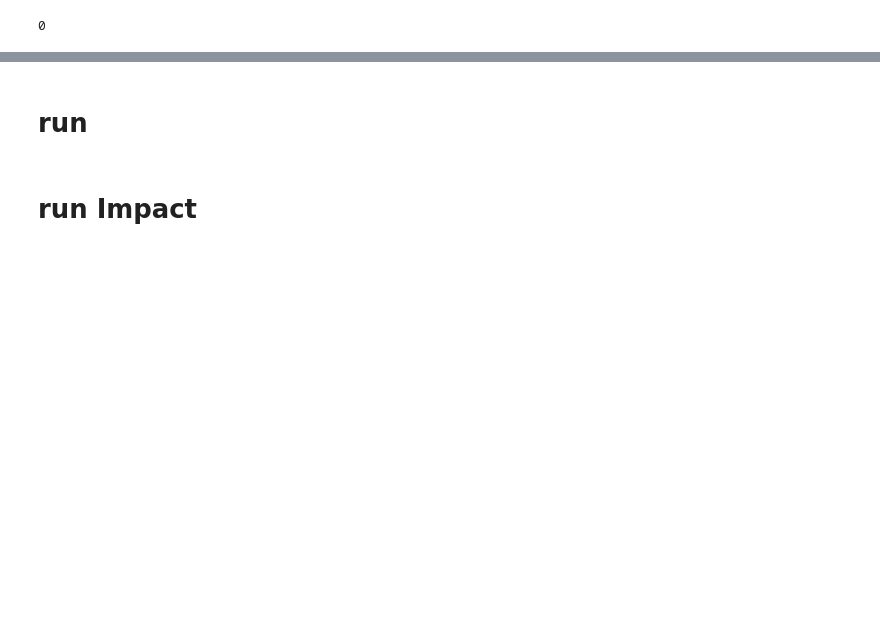
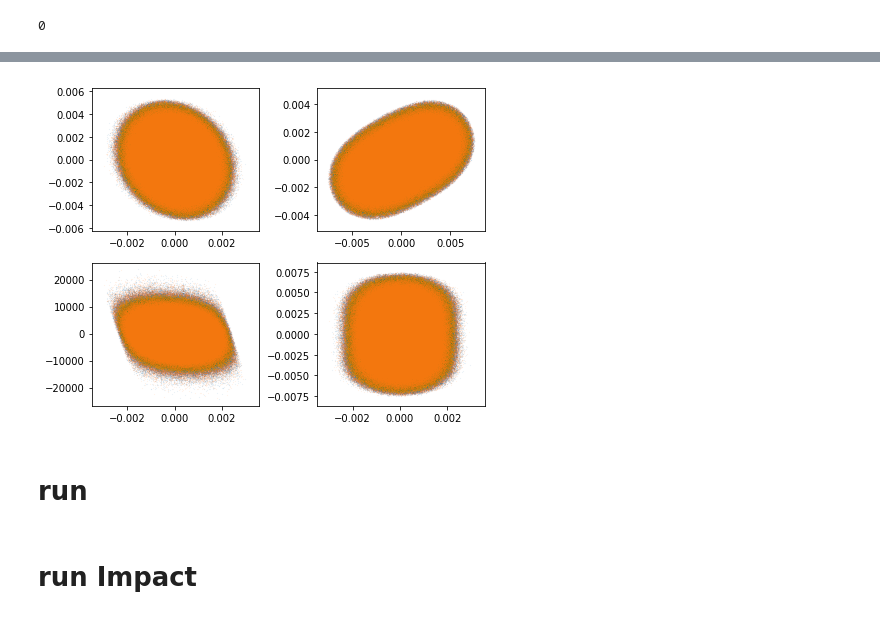
Before and after one commit to kilean20/SampleRuns, a Jupyter notebook: ProtonLossLattice/produce_pData/get_pData.ipynb, the cells around one changed output, grey strips where cells are left out. Cells and saved outputs as stored; diff of their text form; code cells hidden in the pictures; blank space fills up the shorter version.

```diff
--- a/ProtonLossLattice/produce_pData/get_pData.ipynb
+++ b/ProtonLossLattice/produce_pData/get_pData.ipynb
@@ -6,13 +6,13 @@ from copy import deepcopy as copy
 rectangular_ = 1
 elliptic_ = 2
 # %%
-eSpread = 0.0# 2.0e-3
+eSpread = 2.0e-3
 NL_t = 0.4
 CLcut = 2.6
 
 
 emitGeomRMS = 3.3e-6
-npt = 100000
+npt = 1000000
 print('npt=',npt)
 nturn = 1
 # %% [output]
@@ -122,0 +123,7 @@ betx,alfx,emitGeomRMS,beam.distribution.emitz
+# %%
+write99 = impact.getElem('write_raw_ptcl')
+write99.file_id = 99999
+write99.format_id = 2
+
+impact.writeInputFile(beam,[loop,write99])
+impact.run(beam,order=1)
@@ -123,3 +132,6 @@ betx,alfx,emitGeomRMS,beam.distribution.emitz
+# %%
+beam.distribution.distribution_type = 'ReadFile_binary'
+beam.distribution.file_id = write99.file_id
 # %%
 impact.writeInputFile(beam,latticeB)
 impact.run(beam,order=1)
@@ -183,0 +199,5 @@ np.savetxt('rays.in',pData1[:,:6])
+# %%
+refData = np.loadtxt('partcl.data.atInjection.withEspread.npt=1000000',skiprows=1)
+np.savetxt('fort.12345',refData)
+refData = impact.readParticleData(12345,ke,mass,freq,1)
+impact.getTwiss_from_pData(refData)
@@ -183,0 +214,17 @@ np.savetxt('rays.in',pData1[:,:6])
+# %%
+plt.figure(figsize=(6.5,5))
+plt.subplot(2,2,1)
+plt.scatter(pData1 [:,0],pData1 [:,1],s=0.01,alpha=0.3);
+plt.scatter(refData[:,0],refData[:,1],s=0.01,alpha=0.3);
+plt.subplot(2,2,2)
+plt.scatter(pData1 [:,2],pData1 [:,3],s=0.01,alpha=0.3);
+plt.scatter(refData[:,2],refData[:,3],s=0.01,alpha=0.3);
+plt.subplot(2,2,3)
+plt.scatter(pData1 [:,0],pData1 [:,5],s=0.01,alpha=0.3);
+plt.scatter(refData[:,0],refData[:,5],s=0.01,alpha=0.3);
+plt.subplot(2,2,4)
+plt.scatter(pData1 [:,0],pData1 [:,2],s=0.01,alpha=0.3);
+plt.scatter(refData[:,0],refData[:,2],s=0.01,alpha=0.3);
+plt.tight_layout()
+# %% [output]
+[figure, added]
```
Also changed, not shown: parts of 19 cells of this notebook, 2 other files.
